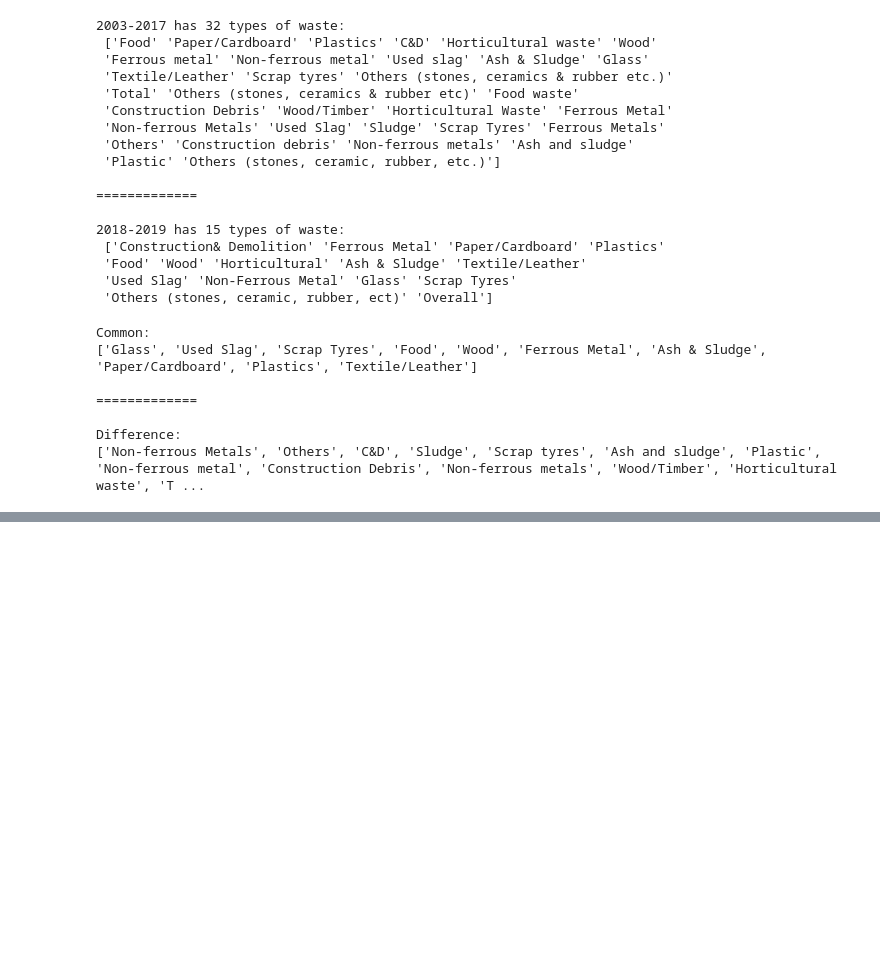
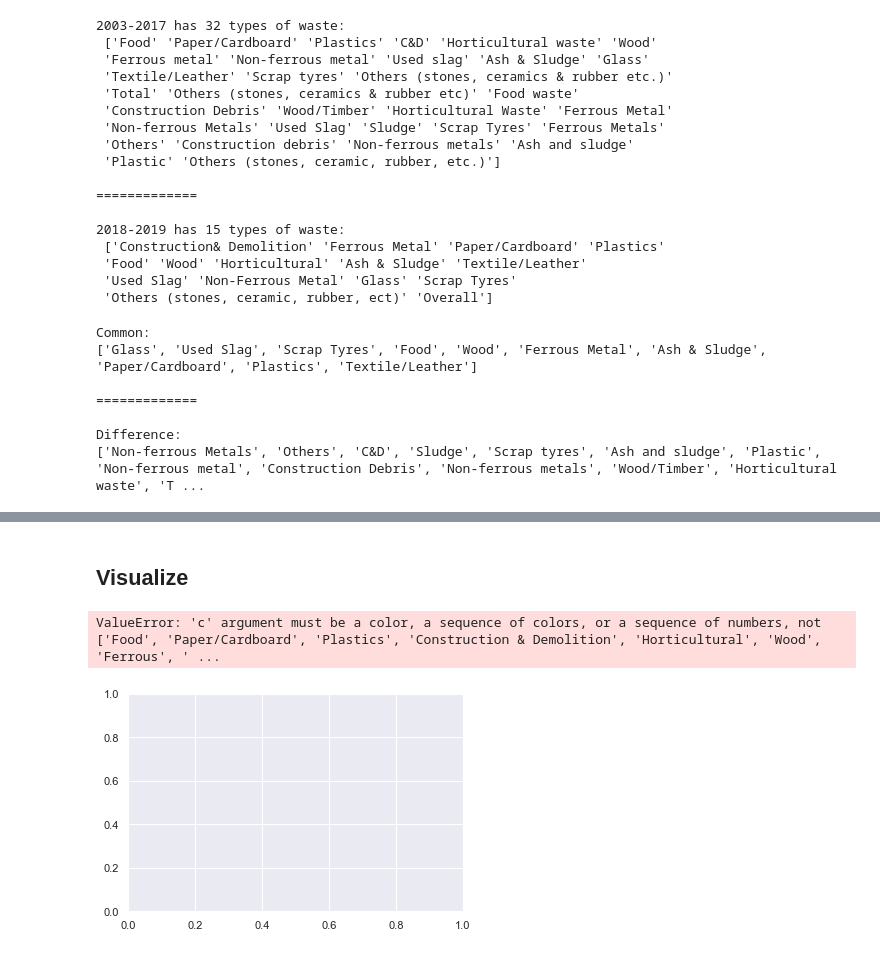
Before and after one commit to dissagaliyeva/machine_learning, a Jupyter notebook: project-energy-savings/energy_savings.ipynb, the cells around one changed output, grey strips where cells are left out. Saved outputs shown, nothing was run; the diff lists cells and outputs as text; code cells hidden in the pictures; blank space fills up the shorter version.

```diff
--- a/project-energy-savings/energy_savings.ipynb
+++ b/project-energy-savings/energy_savings.ipynb
@@ -154,0 +185,10 @@ assert set(unique_waste2003_2017) == set(unique_waste2018_2019)
+# %%
+COLUMNS = ['Waste Type', 'Total Disposed (thousands)', 'Total Recycled (thousands)',
+                'Total Generated (thousands)', 'Recycling Rate', 'Year']
+
+#
+stats2003_2017.columns = COLUMNS
+stats2003_2017[['Total Disposed (thousands)', 'Total Recycled (thousands)', 'Total Generated (thousands)']] /= 1000
+
+# check first 5 entries
+stats2003_2017.head()
@@ -154,0 +202,8 @@ assert set(unique_waste2003_2017) == set(unique_waste2018_2019)
+# %%
+disposed = stats2018_2019['Total Generated (\'000 tonnes)'] - stats2018_2019['Total Recycled (\'000 tonnes)']
+recycling_rate = round(stats2018_2019['Total Recycled (\'000 tonnes)'] / stats2018_2019['Total Generated (\'000 tonnes)'], 3)
+
+# add missing columns
+stats2018_2019['Total Disposed (thousands)'] = disposed
+stats2018_2019['Recycling Rate'] = recycling_rate
+stats2018_2019.head()
@@ -154,0 +217,8 @@ assert set(unique_waste2003_2017) == set(unique_waste2018_2019)
+# %%
+# change column order for 2018-2019 dataset
+stats2018_2019 = stats2018_2019[['Waste Type', 'Total Disposed (thousands)', 'Total Recycled (\'000 tonnes)',
+                'Total Generated (\'000 tonnes)', 'Recycling Rate', 'Year']]
+
+# change column names
+stats2018_2019.columns = COLUMNS
+stats2018_2019.head()
@@ -154,0 +232,11 @@ assert set(unique_waste2003_2017) == set(unique_waste2018_2019)
+# %%
+all_years = pd.concat([stats2003_2017, stats2018_2019], ignore_index=True)
+assert len(all_years) == len(stats2003_2017) + len(stats2018_2019)
+# %% [markdown]
+## Visualize
+# %%
+grouped_by_waste = all_years.groupby(['Waste Type', 'Year'])
+plt.scatter(all_years['Year'], all_years['Recycling Rate'], c=all_years['Waste Type'].tolist())
+# %% [output]
+ValueError: 'c' argument must be a color, a sequence of colors, or a sequence of numbers, not ['Food', 'Paper/Cardboard', 'Plastics', 'Construction & Demolition', 'Horticultural', 'Wood', 'Ferrous', ' ...
+[figure, added]
```
Also changed, not shown: parts of 6 cells of this notebook.
